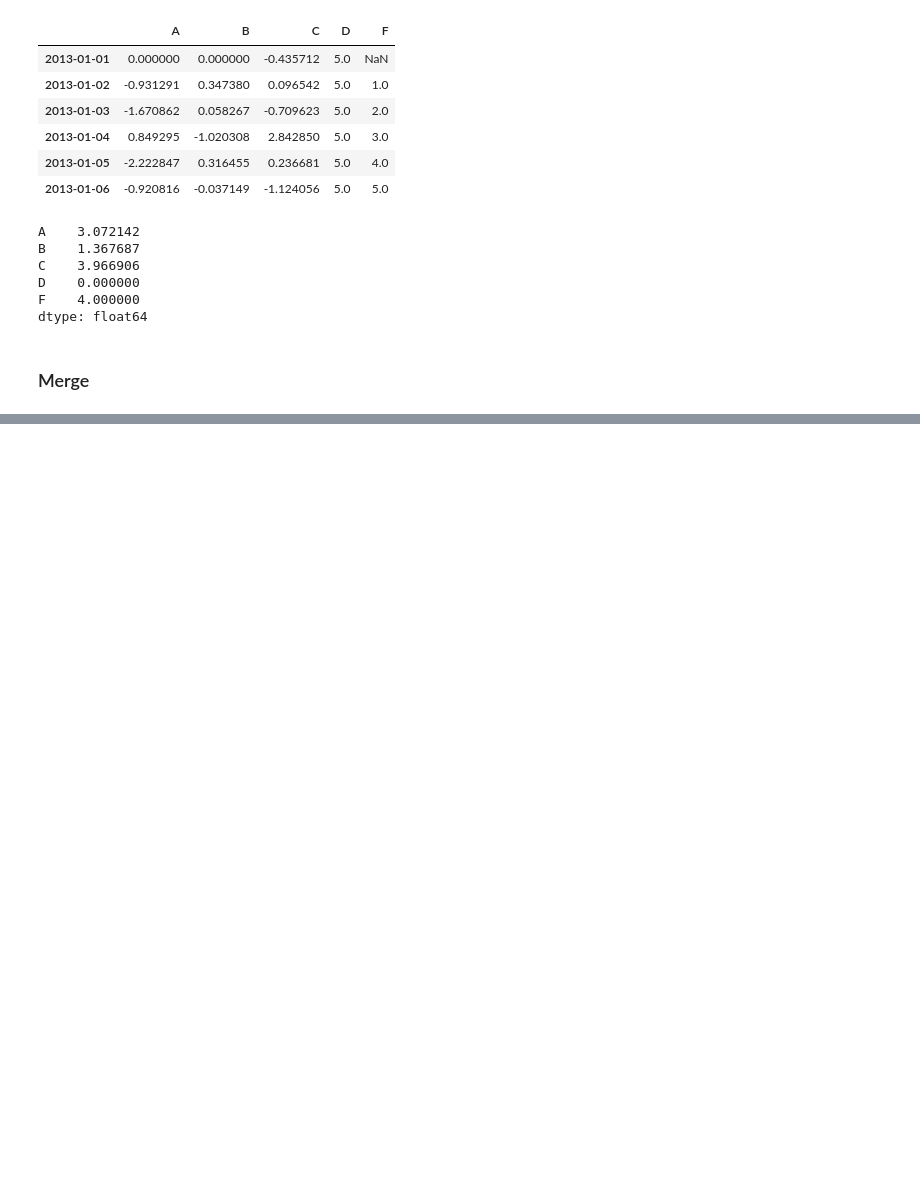
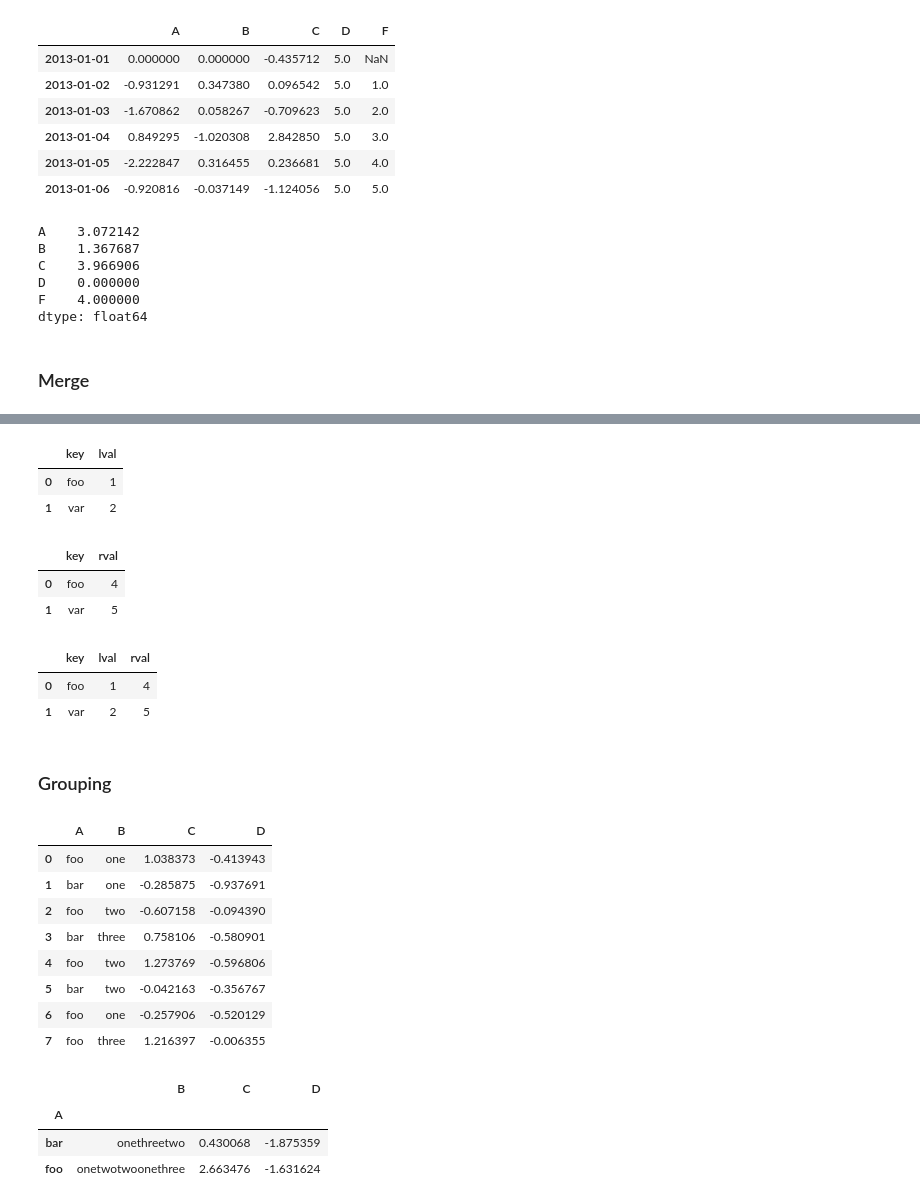
Before and after one commit to online5880/Pandas-BigQuery-MetaCode, a Jupyter notebook: Chapter01_pandas.ipynb, the cells around one changed output, grey strips where cells are left out. Drawn from its saved outputs; the diff is of its cells as text; code cells hidden in the pictures; blank space fills up the shorter version.

Commit message:
merge/grouping/reshaping

```diff
--- a/Chapter01_pandas.ipynb
+++ b/Chapter01_pandas.ipynb
@@ -457,0 +528,48 @@ dtype: float64
+# %%
+left
+# %% [output]
+|  | key | lval |
+| 0 | foo | 1 |
+| 1 | var | 2 |
+# %%
+right
+# %% [output]
+|  | key | rval |
+| 0 | foo | 4 |
+| 1 | var | 5 |
+# %%
+merged
+# %% [output]
+|  | key | lval | rval |
+| 0 | foo | 1 | 4 |
+| 1 | var | 2 | 5 |
+# %% [markdown]
+### Grouping
+# %%
+df = pd.DataFrame({
+    'A' : ['foo','bar','foo','bar',
+           'foo','bar','foo','foo'],
+    'B' : ['one','one','two','three',
+           'two','two','one','three'],
+    'C':np.random.randn(8),
+    'D' : np.random.randn(8)
+})
+# %%
+df
+# %% [output]
+|  | A | B | C | D |
+| 0 | foo | one | 1.038373 | -0.413943 |
+| 1 | bar | one | -0.285875 | -0.937691 |
+| 2 | foo | two | -0.607158 | -0.094390 |
+| 3 | bar | three | 0.758106 | -0.580901 |
+| 4 | foo | two | 1.273769 | -0.596806 |
+| 5 | bar | two | -0.042163 | -0.356767 |
+| 6 | foo | one | -0.257906 | -0.520129 |
+| 7 | foo | three | 1.216397 | -0.006355 |
+# %%
+df.groupby('A').sum()
+# %% [output]
+|  | B | C | D |
+| A |  |  |  |
+| bar | onethreetwo | 0.430068 | -1.875359 |
+| foo | onetwotwoonethree | 2.663476 | -1.631624 |
```
Also changed, not shown: parts of 12 cells of this notebook.
